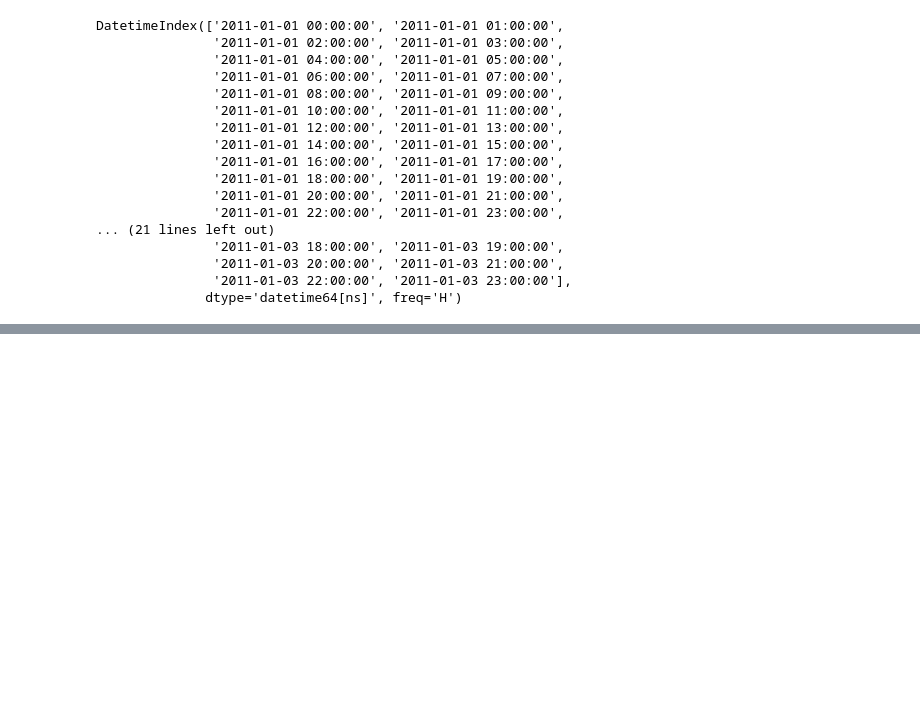
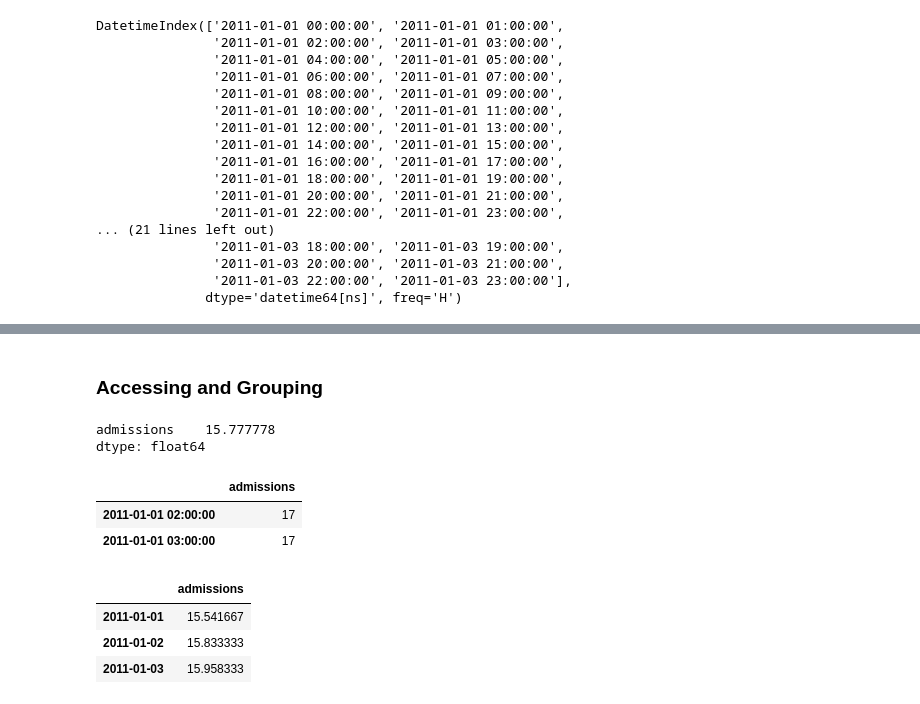
Before and after one commit to Lynch08/Programming_For_Data_Analysis, a Jupyter notebook: ProgDAproject/Time_Series.ipynb, the cells around one changed output, grey strips where cells are left out. Drawn from its saved outputs; the diff is of its cells as text; code cells hidden in the pictures; blank space fills up the shorter version.

```diff
--- a/ProgDAproject/Time_Series.ipynb
+++ b/ProgDAproject/Time_Series.ipynb
@@ -102 +102,21 @@ ts
 72 rows × 1 columns
+# %% [markdown]
+### Accessing and Grouping
+# %%
+ts.mean()
+# %% [output]
+admissions    15.777778
+dtype: float64
+# %%
+ts.iloc[2:4]
+# %% [output]
+|  | admissions |
+| 2011-01-01 02:00:00 | 17 |
+| 2011-01-01 03:00:00 | 17 |
+# %%
+ts.resample('D').mean()
+# %% [output]
+|  | admissions |
+| 2011-01-01 | 15.541667 |
+| 2011-01-02 | 15.833333 |
+| 2011-01-03 | 15.958333 |
```
Also changed, not shown: parts of 1 cell of this notebook, 2 other files.
